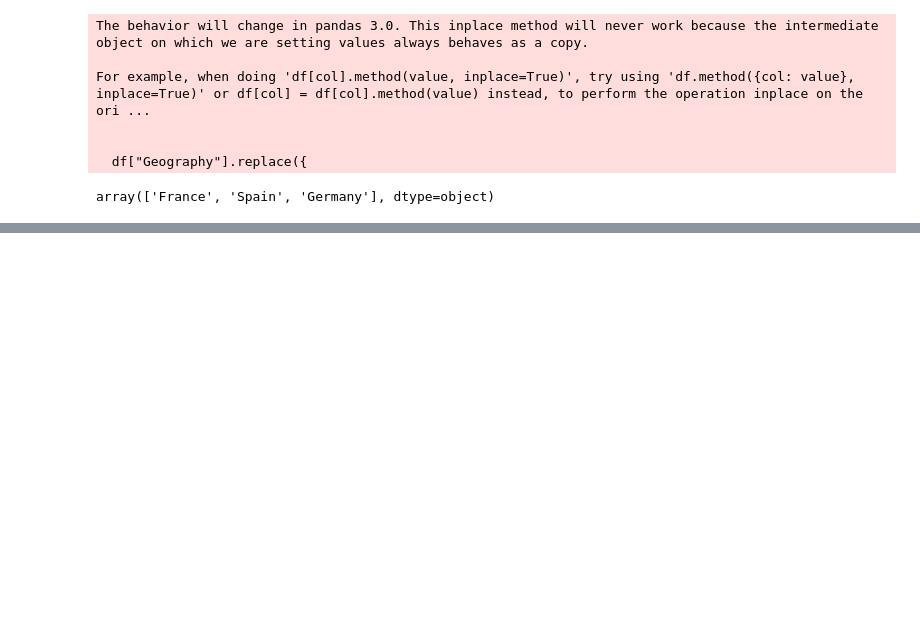
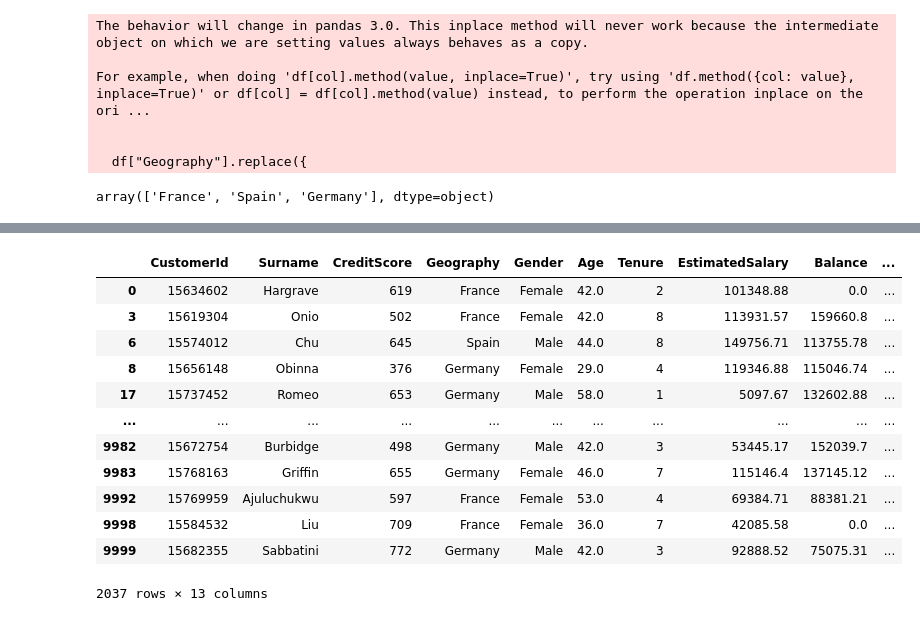
Before and after one commit to kwiver/data_science, a Jupyter notebook: bank_churn_analysis.ipynb, the cells around one changed output, grey strips where cells are left out. Cells and saved outputs as stored; diff of their text form; code cells hidden in the pictures; blank space fills up the shorter version.

```diff
--- a/bank_churn_analysis.ipynb
+++ b/bank_churn_analysis.ipynb
@@ -156,0 +221,17 @@ array(['France', 'Spain', 'Germany'], dtype=object)
+# %%
+churned_customer = df[df["Exited"] == "Yes"]
+churned_customer
+# %% [output]
+|  | CustomerId | Surname | CreditScore | Geography | Gender | Age | Tenure | EstimatedSalary | Balance | ... |
+| 0 | 15634602 | Hargrave | 619 | France | Female | 42.0 | 2 | 101348.88 | 0.0 | ... |
+| 3 | 15619304 | Onio | 502 | France | Female | 42.0 | 8 | 113931.57 | 159660.8 | ... |
+| 6 | 15574012 | Chu | 645 | Spain | Male | 44.0 | 8 | 149756.71 | 113755.78 | ... |
+| 8 | 15656148 | Obinna | 376 | Germany | Female | 29.0 | 4 | 119346.88 | 115046.74 | ... |
+| 17 | 15737452 | Romeo | 653 | Germany | Male | 58.0 | 1 | 5097.67 | 132602.88 | ... |
+| ... | ... | ... | ... | ... | ... | ... | ... | ... | ... | ... |
+| 9982 | 15672754 | Burbidge | 498 | Germany | Male | 42.0 | 3 | 53445.17 | 152039.7 | ... |
+| 9983 | 15768163 | Griffin | 655 | Germany | Female | 46.0 | 7 | 115146.4 | 137145.12 | ... |
+| 9992 | 15769959 | Ajuluchukwu | 597 | France | Female | 53.0 | 4 | 69384.71 | 88381.21 | ... |
+| 9998 | 15584532 | Liu | 709 | France | Female | 36.0 | 7 | 42085.58 | 0.0 | ... |
+| 9999 | 15682355 | Sabbatini | 772 | Germany | Male | 42.0 | 3 | 92888.52 | 75075.31 | ... |
+2037 rows × 13 columns
```
Also changed, not shown: parts of 9 cells of this notebook.
